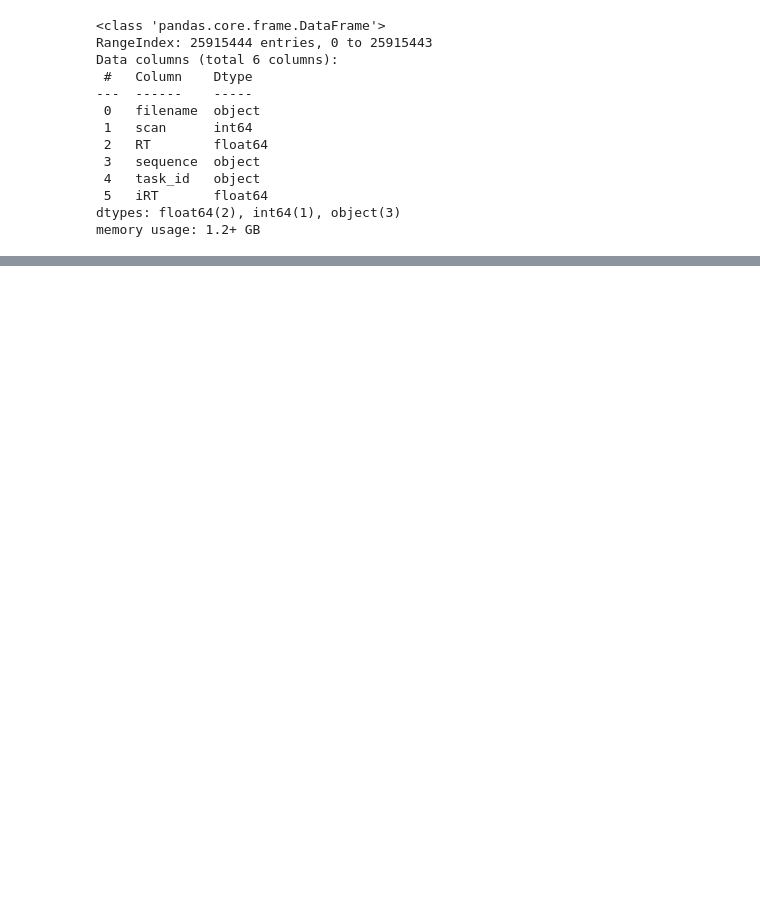
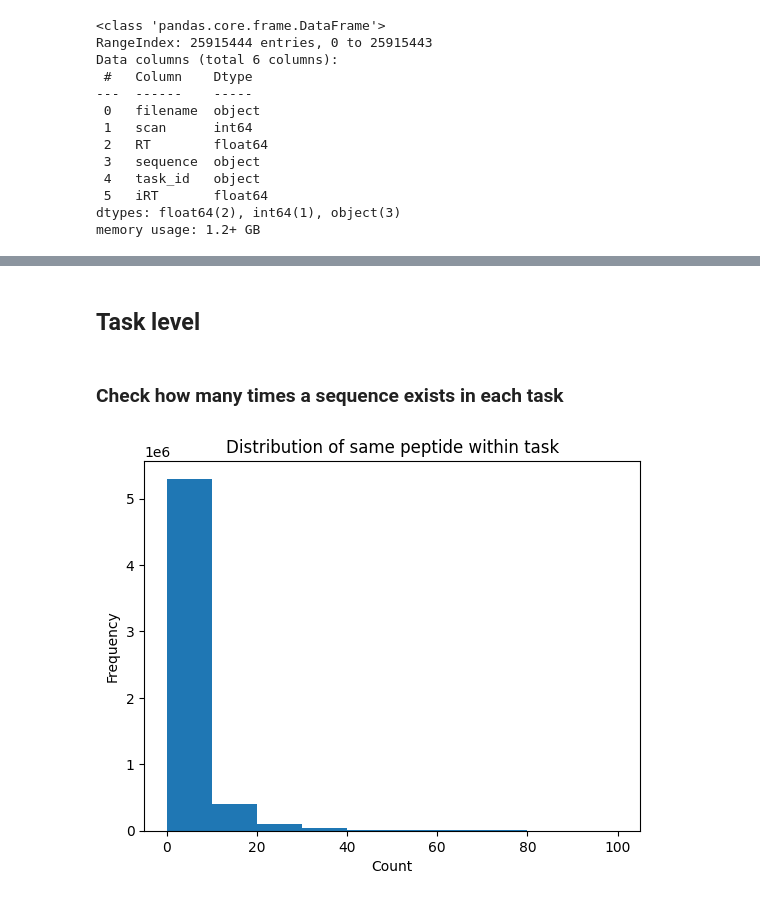
Before and after one commit to WannesLamberts/Thesis-retention-time, a Jupyter notebook: massive_kb_research/analysis.ipynb, the cells around one changed output, grey strips where cells are left out. Saved outputs shown, nothing was run; the diff lists cells and outputs as text; code cells hidden in the pictures; blank space fills up the shorter version.

```diff
--- a/massive_kb_research/analysis.ipynb
+++ b/massive_kb_research/analysis.ipynb
@@ -78,0 +92,13 @@ df.head(10)
+# %% [markdown]
+## Task level
+# %% [markdown]
+### Check how many times a sequence exists in each task
+# %%
+overlap_in_task = df.groupby(['sequence','task_id']).size().reset_index(name='count')
+overlap_in_task["count"].plot.hist(range=(0, 100))
+plt.title("Distribution of same peptide within task")
+plt.xlabel("Count")
+plt.ylabel("Frequency")
+plt.show()
+# %% [output]
+[figure, added]
```
Also changed, not shown: parts of 37 cells of this notebook, 2 other files.
